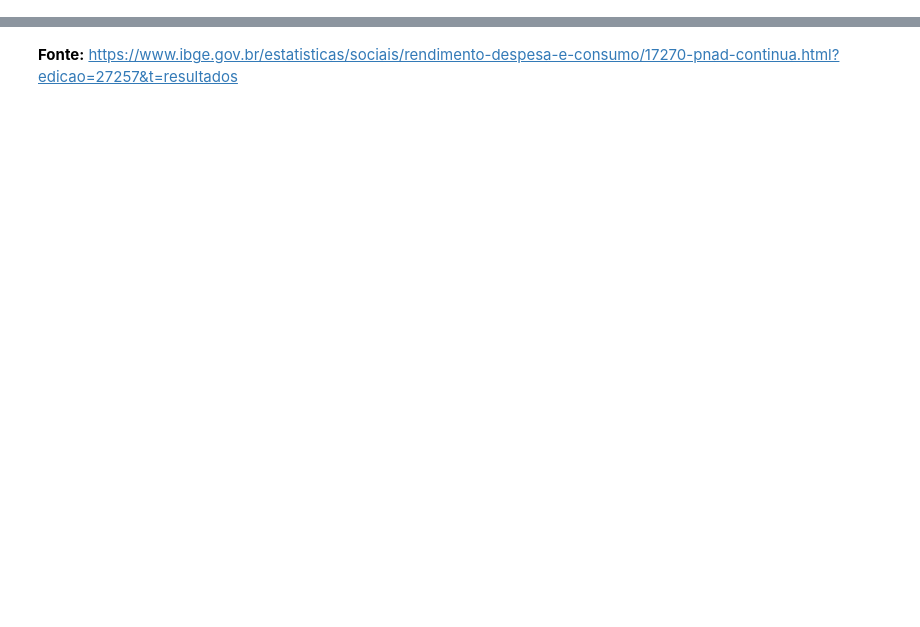
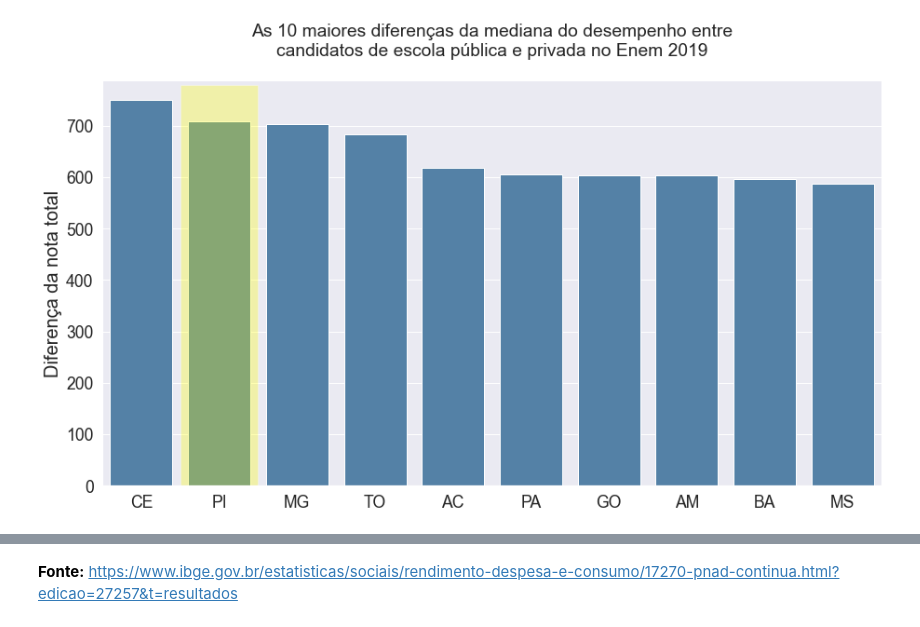
Before and after one commit to renato-favarin/Imersao_Dados_Alura_2, a Jupyter notebook: Renato_da_Nova_Favarin.ipynb, the cells around one changed output, grey strips where cells are left out. Saved outputs shown, nothing was run; the diff lists cells and outputs as text; code cells hidden in the pictures; blank space fills up the shorter version.

```diff
--- a/Renato_da_Nova_Favarin.ipynb
+++ b/Renato_da_Nova_Favarin.ipynb
@@ -108,0 +196,33 @@ Figura_5
+# %%
+# Considerar os dados sem notas zeros e de escolas públicas e privadas
+dados_sem_notas_zero = df.query("NU_NOTA_TOTAL != 0 & (TP_ESCOLA == 2 | TP_ESCOLA == 3)")
+dados_sem_notas_zero_escola_publica = dados_sem_notas_zero.query("TP_ESCOLA == 2")
+dados_sem_notas_zero_escola_privada = dados_sem_notas_zero.query("TP_ESCOLA == 3")
+
+# Ordenar por mediana (decrescente)
+mediana_escola_publica = dados_sem_notas_zero_escola_publica.groupby('SG_UF_RESIDENCIA')['NU_NOTA_TOTAL'].median()
+mediana_escola_privada = dados_sem_notas_zero_escola_privada.groupby('SG_UF_RESIDENCIA')['NU_NOTA_TOTAL'].median()
+delta_notas = mediana_escola_privada -mediana_escola_publica
+delta_notas_ordenado = delta_notas.sort_values(ascending=False).index
+delta_notas_ordenado = delta_notas_ordenado.tolist()[0:10]
+
+df_delta_notas = pd.DataFrame()
+df_delta_notas["UF"] = delta_notas_ordenado
+df_delta_notas["delta"] = delta_notas.sort_values(ascending=False).tolist()[0:10]
+
+# Parâmetros do gráfico
+sns.set(style="darkgrid", font_scale=1.6)
+Figura_4, ax = plt.subplots(figsize=(15,8));
+
+ax = sns.barplot(ax=ax,x="UF", y="delta", data=df_delta_notas, palette = sns.color_palette(palette = ["SteelBlue"]),estimator=median,order=delta_notas_ordenado);
+ax.set_ylabel("Diferença da nota total",fontsize=20)
+ax.set_xlabel("")
+
+plt.title("As 10 maiores diferenças da mediana do desempenho entre\ncandidatos de escola pública e privada no Enem 2019\n")
+
+# Adicionar destaque amarelo
+ax.add_patch(Rectangle((1 - .5, 0 - .5), 1, 780, facecolor="yellow",alpha=0.3))
+
+plt.show()
+# %% [output]
+[figure, added]
```
Also changed, not shown: parts of 96 cells of this notebook, 2 other files.
